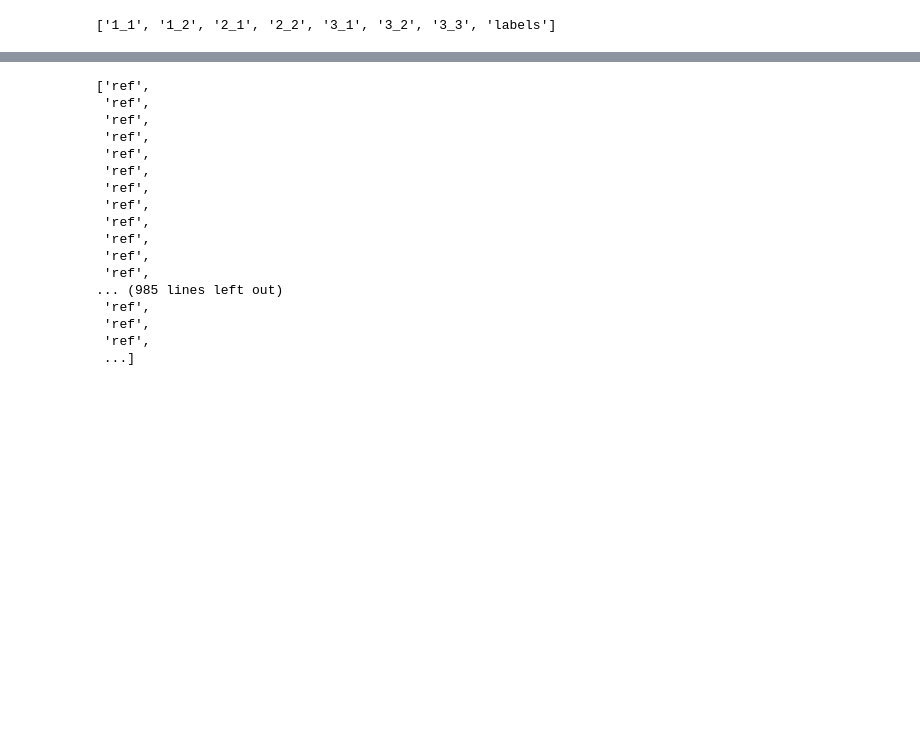
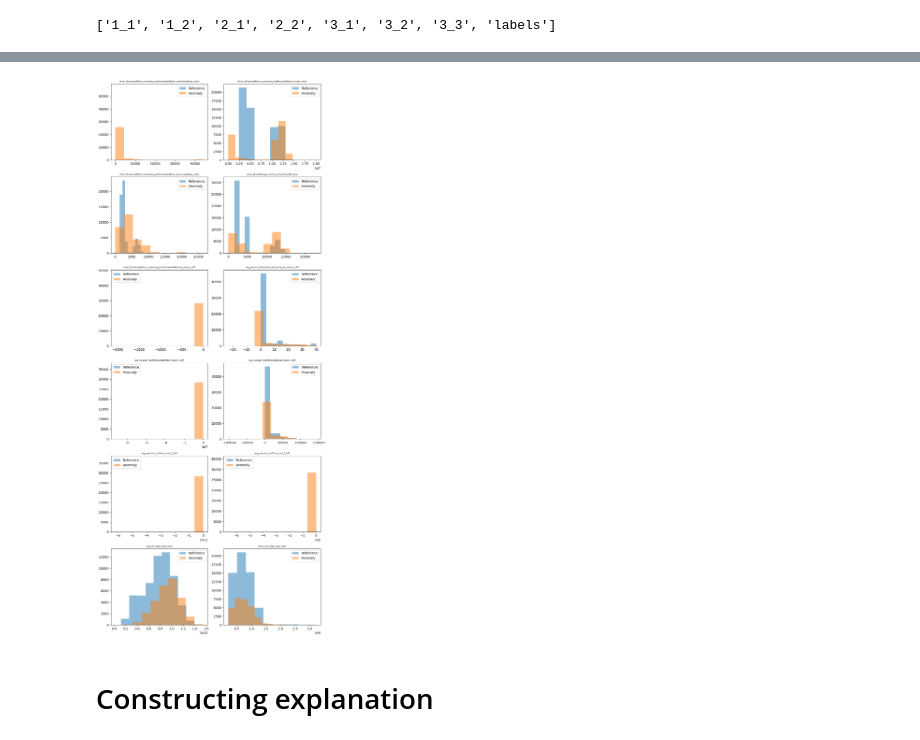
Before and after one commit to louise-davy/exstream-implementation, a Jupyter notebook: algorithm_as_a_notebook.ipynb, the cells around one changed output, grey strips where cells are left out. Drawn from its saved outputs; the diff is of its cells as text; code cells hidden in the pictures; blank space fills up the shorter version.

```diff
--- a/algorithm_as_a_notebook.ipynb
+++ b/algorithm_as_a_notebook.ipynb
@@ -76 +246,19 @@ def segmentation_entropy(data:pd.DataFrame) -> float:
+# %%
+fig, axs = plt.subplots(int(len(refs.columns[:-4])/2), 2, figsize=(10, 2*len(refs.columns[:-4])))
+
+axs = axs.flatten()
+for i, item in enumerate(sorted(distances.items(), key=lambda x: x[1])):
+    col = item[0]
+    axs[i].hist(refs[col].astype(float).tolist(), label="Reference", alpha=0.5)
+    axs[i].hist(anos[col].astype(float).tolist(), label="Anomaly", alpha=0.5)
+
+    axs[i].set_title(col, fontsize=6)
+    axs[i].legend()
+
+plt.tight_layout()
+plt.show()
+# %% [output]
+[figure, added]
+# %% [markdown]
+# Constructing explanation
 # %%
@@ -88,20 +272,0 @@ for file in train_files:
-# %%
-list(sorted_values["type_data"])
-# %% [output]
-['ref',
- 'ref',
- 'ref',
- 'ref',
- 'ref',
- 'ref',
- 'ref',
- 'ref',
- 'ref',
- 'ref',
- 'ref',
- 'ref',
-... (985 lines left out)
- 'ref',
- 'ref',
- 'ref',
- ...]
```
Also changed, not shown: parts of 16 cells of this notebook.
